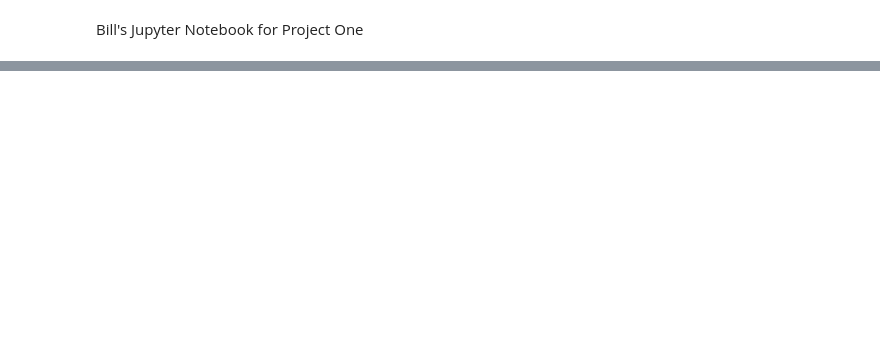
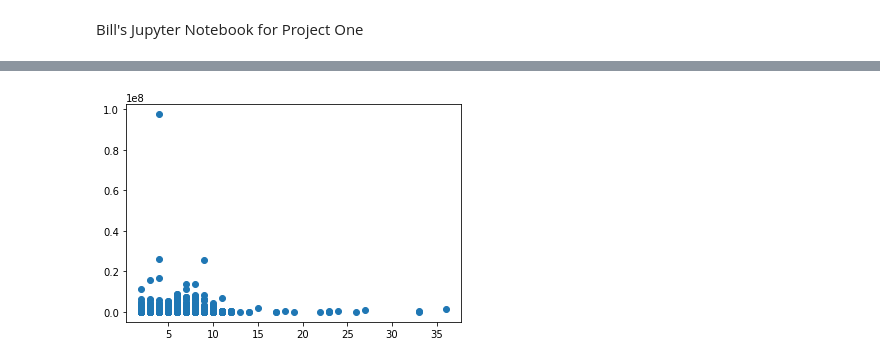
Before and after one commit to wpj174/project-one, a Jupyter notebook: Bill.ipynb, the cells around one changed output, grey strips where cells are left out. Saved outputs shown, nothing was run; the diff lists cells and outputs as text; code cells hidden in the pictures; blank space fills up the shorter version.

```diff
--- a/Bill.ipynb
+++ b/Bill.ipynb
@@ -24,0 +62,10 @@ members_df
+# %%
+# Pare down data to multi day only
+
+yt_multi = yt_clean[yt_clean['video_id'].isin(multi_day['video_id'])]
+# %%
+# Sort data by video, trending day
+
+yt_multi_sorted = yt_multi.sort_values(['video_id', 'trending_date'], inplace=False)
+
+yt_multi_sorted.head()
@@ -24,0 +79,27 @@ members_df
+# %%
+# Step through the data and get first / last day views
+# Takes about 90 seconds
+
+prev_video = ''
+
+for index, row in yt_multi_sorted.iterrows():
+
+    current_video = row['video_id']
+    current_views = row['view_count']
+
+    # if first item or new video
+    if current_video != prev_video:
+
+        multi_day.loc[multi_day['video_id'] == current_video, 'first_day'] = current_views
+
+    else:
+        last_views = current_views - prev_views
+
+        multi_day.loc[multi_day['video_id'] == current_video, 'last_day'] = last_views
+
+    prev_video = current_video
+    prev_views = current_views
+
+
+
+multi_day
@@ -24,0 +120,5 @@ members_df
+# %%
+plt.scatter(multi_day['counts'], multi_day['last_day'])
+plt.show()
+# %% [output]
+[figure, added]
```
Also changed, not shown: parts of 9 cells of this notebook.
